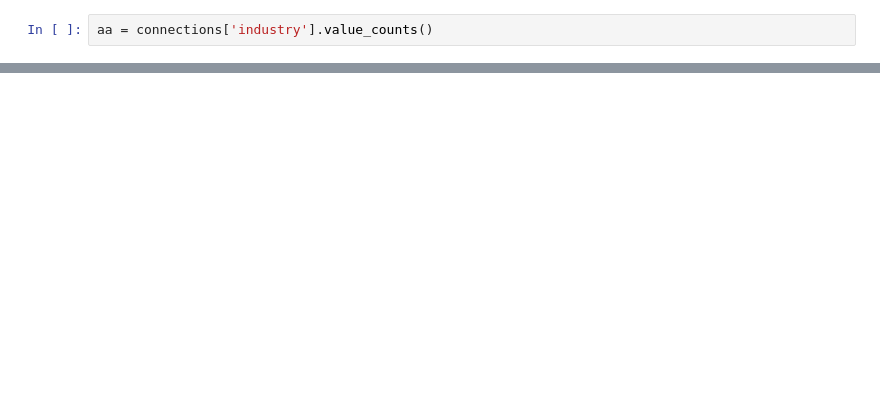
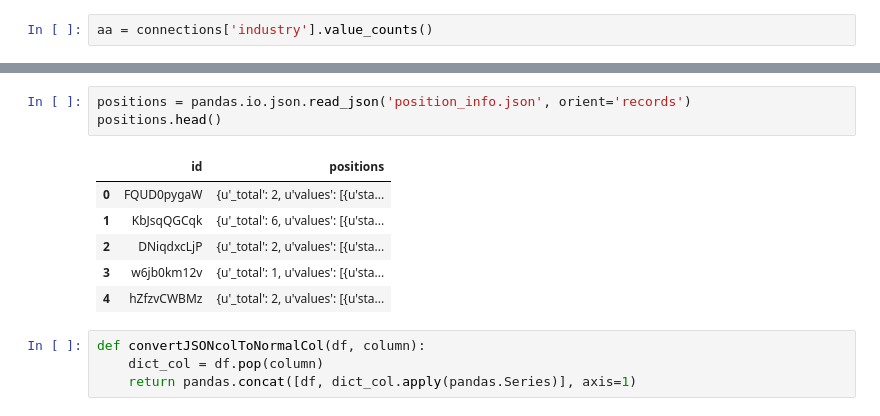
Before and after one commit to lchircus/developher_hackathon2014, a Jupyter notebook: data/lauren_data/LinkedIn_Hackathon.ipynb, the cells around one changed output, grey strips where cells are left out. Drawn from its saved outputs; the diff is of its cells as text; blank space fills up the shorter version.

```diff
--- a/data/lauren_data/LinkedIn_Hackathon.ipynb
+++ b/data/lauren_data/LinkedIn_Hackathon.ipynb
@@ -123,0 +120,14 @@ TypeError: object of type 'int' has no len()
+# %%
+positions = pandas.io.json.read_json('position_info.json', orient='records')
+positions.head()
+# %% [output]
+|  | id | positions |
+| 0 | FQUD0pygaW | {u'_total': 2, u'values': [{u'sta... |
+| 1 | KbJsqQGCqk | {u'_total': 6, u'values': [{u'sta... |
+| 2 | DNiqdxcLjP | {u'_total': 2, u'values': [{u'sta... |
+| 3 | w6jb0km12v | {u'_total': 1, u'values': [{u'sta... |
+| 4 | hZfzvCWBMz | {u'_total': 2, u'values': [{u'sta... |
+# %%
+def convertJSONcolToNormalCol(df, column):
+    dict_col = df.pop(column)
+    return pandas.concat([df, dict_col.apply(pandas.Series)], axis=1)
```
Also changed, not shown: parts of 14 cells of this notebook.
